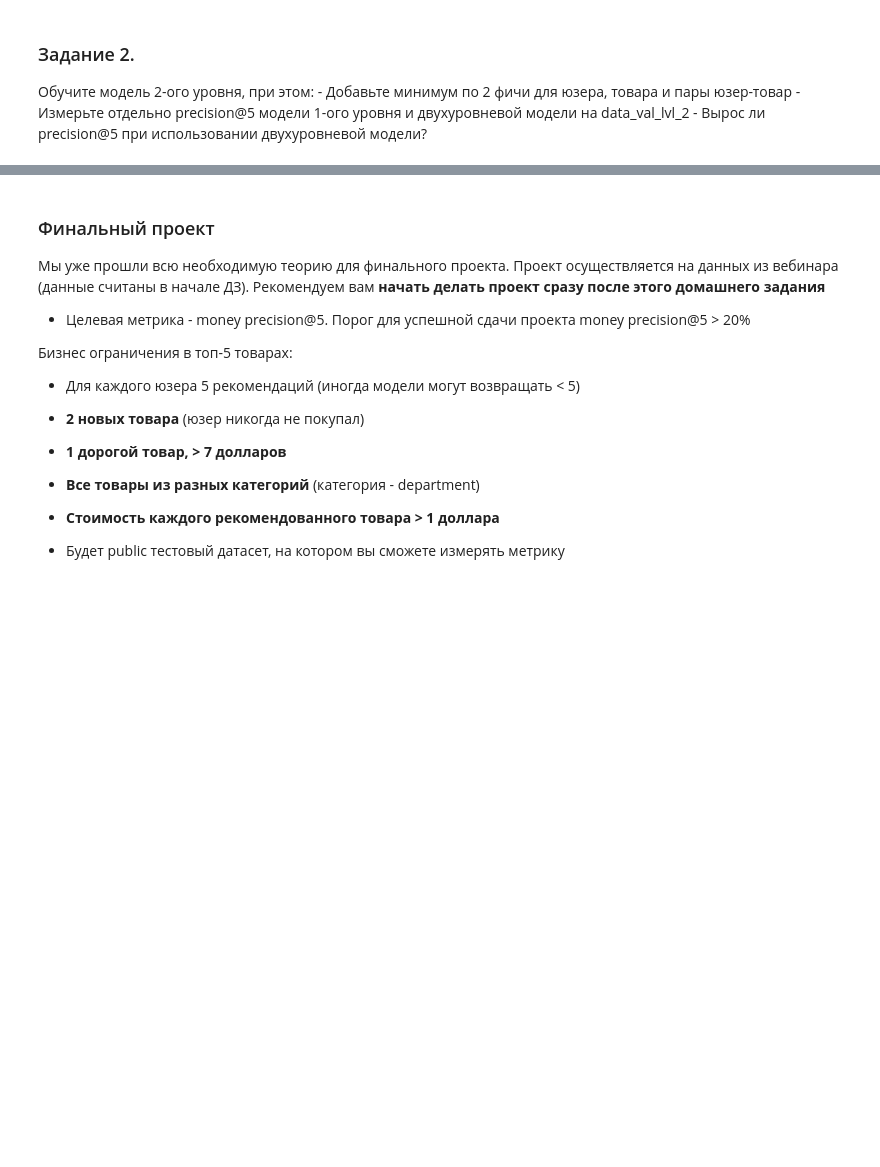
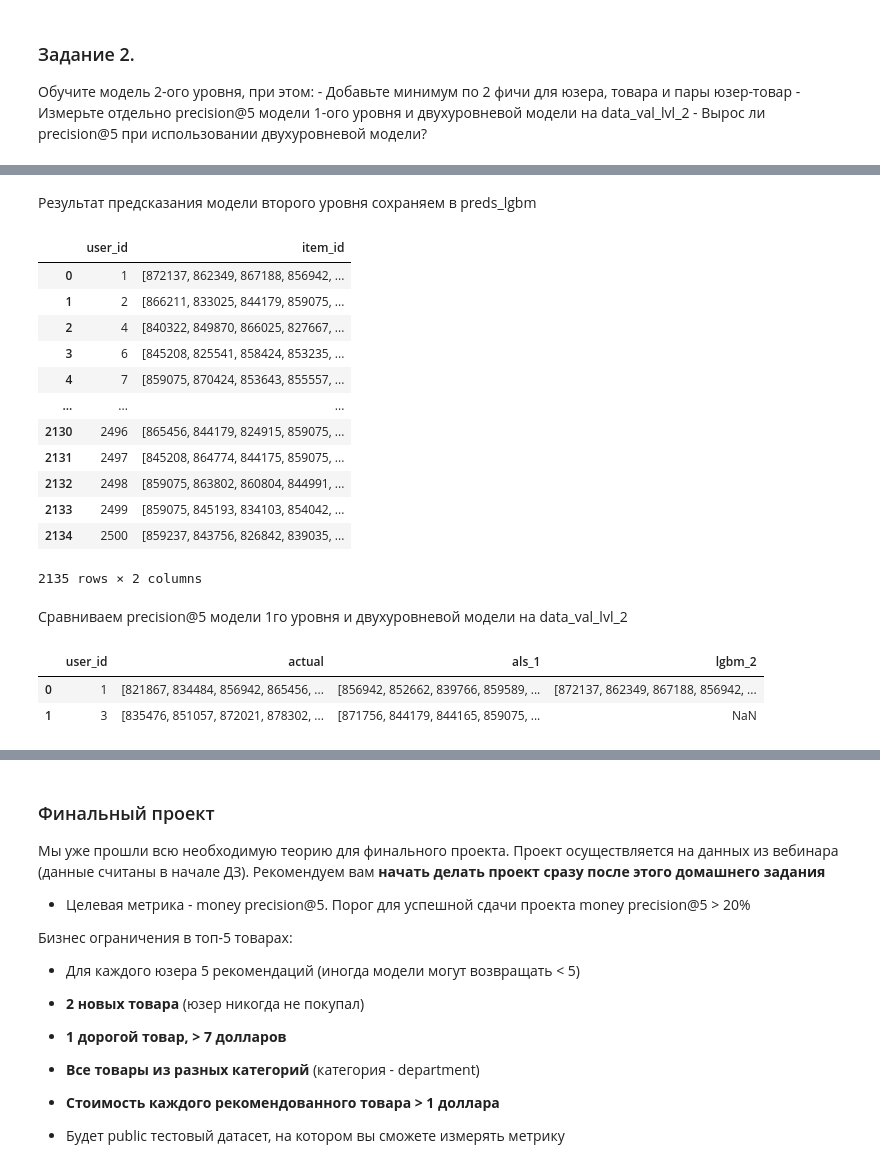
Before and after one commit to Filkin-S/GB_Rec_Systems, a Jupyter notebook: Lesson_6/hw_webinar_6.ipynb, the cells around one changed output, grey strips where cells are left out. Drawn from its saved outputs; the diff is of its cells as text; code cells hidden in the pictures; blank space fills up the shorter version.

Commit message:
added HW for lesson 6 (2-level recommender, ALS+LightGBM)

```diff
--- a/Lesson_6/hw_webinar_6.ipynb
+++ b/Lesson_6/hw_webinar_6.ipynb
@@ -123,0 +404,36 @@ result_lvl_1.head(2)
+# %% [markdown]
+Результат предсказания модели второго уровня сохраняем в preds_lgbm
+# %%
+preds_lgbm = targets_lvl_2[['user_id', 'item_id']].copy().drop_duplicates()
+preds_lgbm = preds_lgbm.groupby('user_id')['item_id'].apply(list).reset_index()
+preds_lgbm
+# %% [output]
+|  | user_id | item_id |
+| 0 | 1 | [872137, 862349, 867188, 856942, ... |
+| 1 | 2 | [866211, 833025, 844179, 859075, ... |
+| 2 | 4 | [840322, 849870, 866025, 827667, ... |
+| 3 | 6 | [845208, 825541, 858424, 853235, ... |
+| 4 | 7 | [859075, 870424, 853643, 855557, ... |
+| ... | ... | ... |
+| 2130 | 2496 | [865456, 844179, 824915, 859075, ... |
+| 2131 | 2497 | [845208, 864774, 844175, 859075, ... |
+| 2132 | 2498 | [859075, 863802, 860804, 844991, ... |
+| 2133 | 2499 | [859075, 845193, 834103, 854042, ... |
+| 2134 | 2500 | [859237, 843756, 826842, 839035, ... |
+2135 rows × 2 columns
+# %% [markdown]
+Сравниваем precision@5 модели 1го уровня и двухуровневой модели на data_val_lvl_2
+# %%
+result_lvl_2 = data_val_lvl_2.groupby('user_id')['item_id'].unique().reset_index()
+result_lvl_2.rename(columns={'item_id': 'actual'}, inplace=True)
+result_lvl_2 = result_lvl_2[result_lvl_2['user_id'].isin(train_users)]
+
+result_lvl_2['als_1'] = result_lvl_2['user_id'].apply(lambda x: recommender.get_als_recommendations(x, N=200))
+result_lvl_2 = result_lvl_2.merge(preds_lgbm, on='user_id', how='left')
+result_lvl_2.rename(columns={'item_id': 'lgbm_2'}, inplace=True)
+
+result_lvl_2.head(2)
+# %% [output]
+|  | user_id | actual | als_1 | lgbm_2 |
+| 0 | 1 | [821867, 834484, 856942, 865456, ... | [856942, 852662, 839766, 859589, ... | [872137, 862349, 867188, 856942, ... |
+| 1 | 3 | [835476, 851057, 872021, 878302, ... | [871756, 844179, 844165, 859075, ... | NaN |
```
Also changed, not shown: parts of 33 cells of this notebook, 3 other files.
